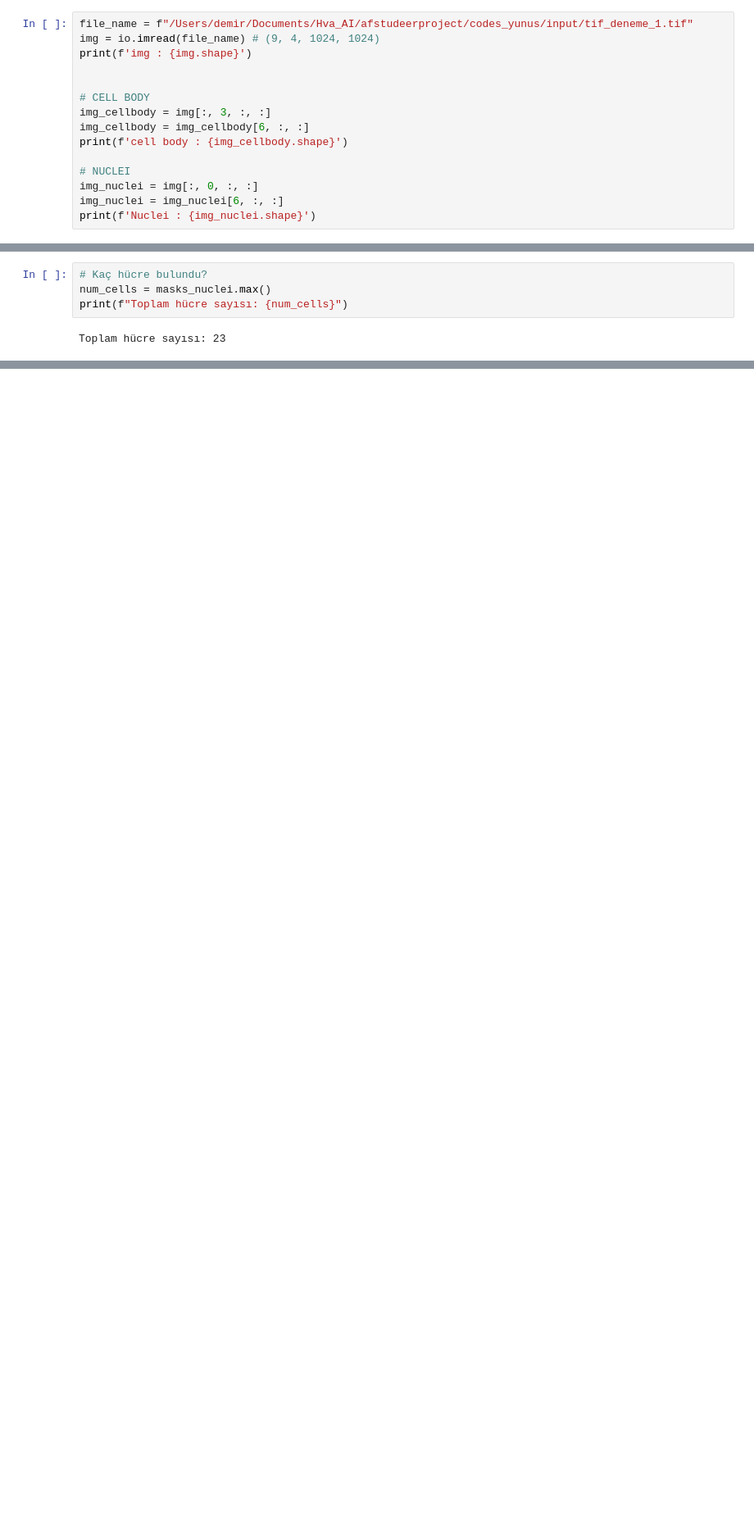
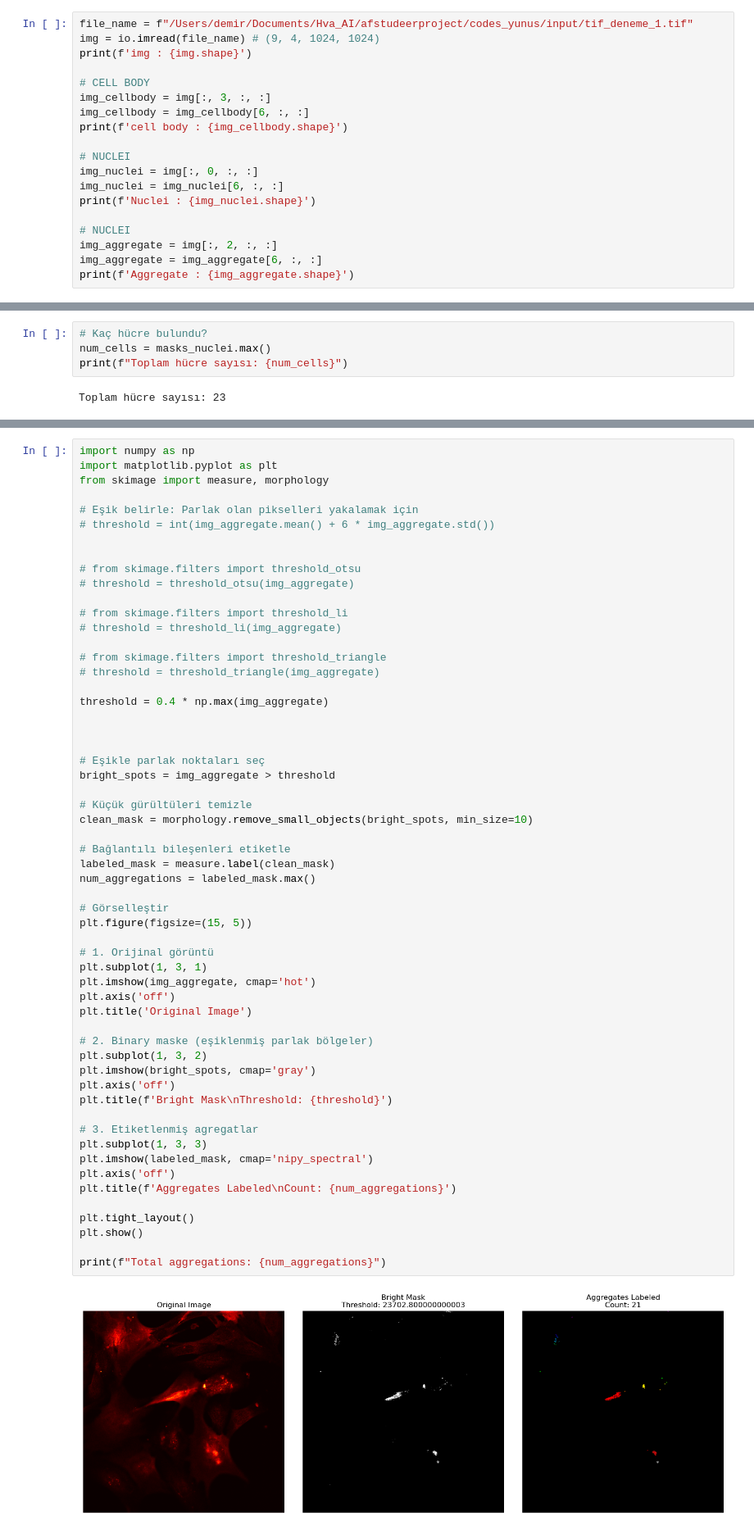
Before and after one commit to yunusemre002/afstudeerproject, a Jupyter notebook: codes_yunus/sam.ipynb, the cells around one changed output, grey strips where cells are left out. Shown at 82% size. Saved outputs shown, nothing was run; the diff lists cells and outputs as text; blank space fills up the shorter version.

```diff
--- a/codes_yunus/sam.ipynb
+++ b/codes_yunus/sam.ipynb
@@ -28,7 +33,6 @@ torch version:          2.6.0
 file_name = f"/Users/demir/Documents/Hva_AI/afstudeerproject/codes_yunus/input/tif_deneme_1.tif"
 img = io.imread(file_name) # (9, 4, 1024, 1024)
 print(f'img : {img.shape}')
-
 
 # CELL BODY
 img_cellbody = img[:, 3, :, :]
@@ -39,4 +43,9 @@ print(f'cell body : {img_cellbody.shape}')
 img_nuclei = img[:, 0, :, :]
 img_nuclei = img_nuclei[6, :, :]
 print(f'Nuclei : {img_nuclei.shape}')
+
+# NUCLEI
+img_aggregate = img[:, 2, :, :]
+img_aggregate = img_aggregate[6, :, :]
+print(f'Aggregate : {img_aggregate.shape}')
 # %% [output]
@@ -96,0 +181,59 @@ AttributeError: module 'PIL.Image' has no attribute 'ANTIALIAS'
+# %%
+import numpy as np
+import matplotlib.pyplot as plt
+from skimage import measure, morphology
+
+# Eşik belirle: Parlak olan pikselleri yakalamak için
+# threshold = int(img_aggregate.mean() + 6 * img_aggregate.std())
+
+
+# from skimage.filters import threshold_otsu
+# threshold = threshold_otsu(img_aggregate)
+
+# from skimage.filters import threshold_li
+# threshold = threshold_li(img_aggregate)
+
+# from skimage.filters import threshold_triangle
+# threshold = threshold_triangle(img_aggregate)
+
+threshold = 0.4 * np.max(img_aggregate)
+
+
+
+# Eşikle parlak noktaları seç
+bright_spots = img_aggregate > threshold
+
+# Küçük gürültüleri temizle
+clean_mask = morphology.remove_small_objects(bright_spots, min_size=10)
+
+# Bağlantılı bileşenleri etiketle
+labeled_mask = measure.label(clean_mask)
+num_aggregations = labeled_mask.max()
+
+# Görselleştir
+plt.figure(figsize=(15, 5))
+
+# 1. Orijinal görüntü
+plt.subplot(1, 3, 1)
+plt.imshow(img_aggregate, cmap='hot')
+plt.axis('off')
+plt.title('Original Image')
+
+# 2. Binary maske (eşiklenmiş parlak bölgeler)
+plt.subplot(1, 3, 2)
+plt.imshow(bright_spots, cmap='gray')
+plt.axis('off')
+plt.title(f'Bright Mask\nThreshold: {threshold}')
+
+# 3. Etiketlenmiş agregatlar
+plt.subplot(1, 3, 3)
+plt.imshow(labeled_mask, cmap='nipy_spectral')
+plt.axis('off')
+plt.title(f'Aggregates Labeled\nCount: {num_aggregations}')
+
+plt.tight_layout()
+plt.show()
+
+print(f"Total aggregations: {num_aggregations}")
+# %% [output]
+[figure, added]
```
Also changed, not shown: parts of 10 cells of this notebook.
